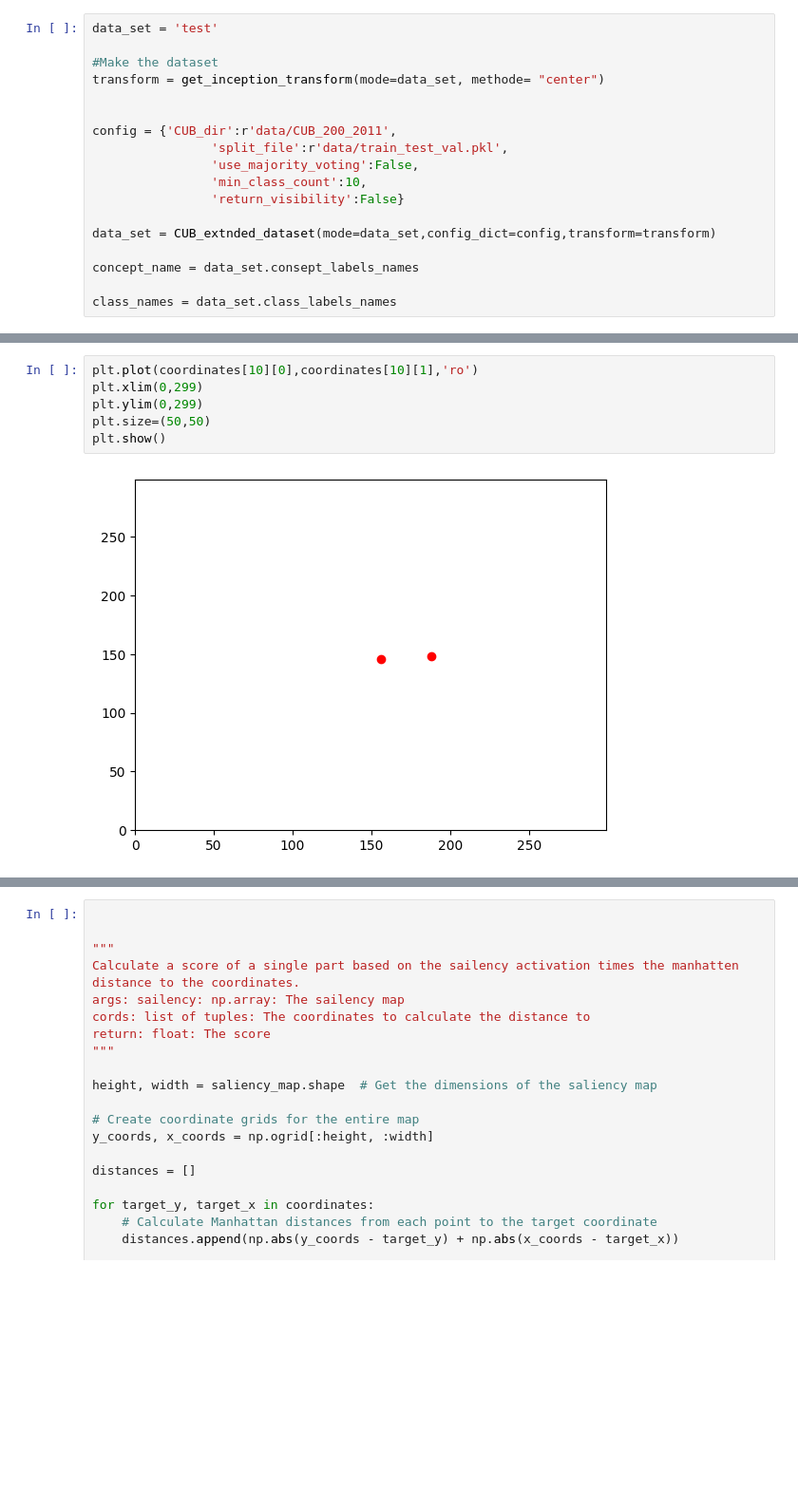
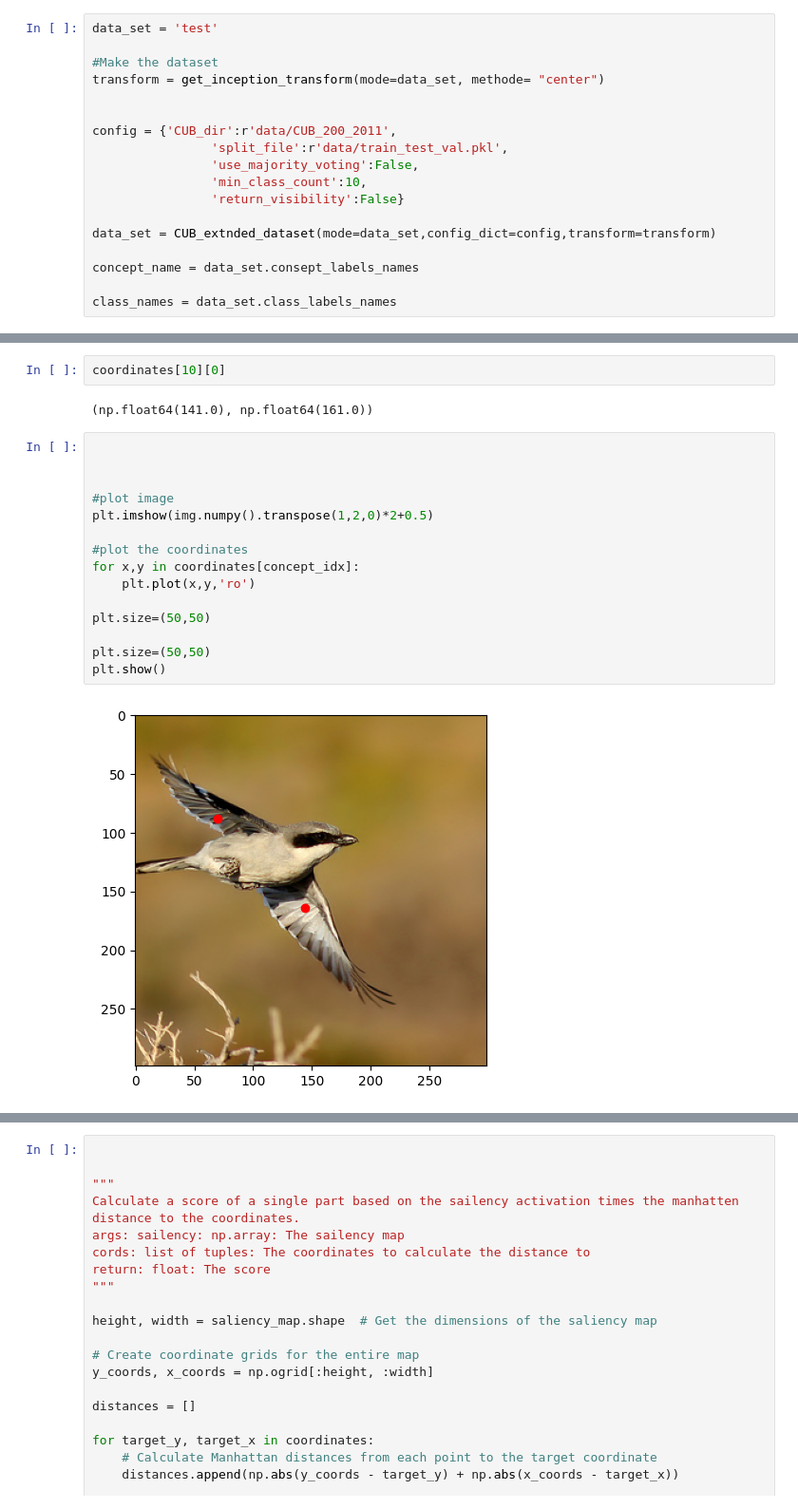
Before and after one commit to AndreasRaaskov/concept_bottleneck, a Jupyter notebook: Salency_score_visulistation.ipynb, the cells around one changed output, grey strips where cells are left out. Shown at 95% size. Cells and saved outputs as stored; diff of their text form; blank space fills up the shorter version.

```diff
--- a/Salency_score_visulistation.ipynb
+++ b/Salency_score_visulistation.ipynb
@@ -88,11 +91,24 @@ for i in range(len(concept_name)):
-# %%
-plt.plot(coordinates[10][0],coordinates[10][1],'ro')
-plt.xlim(0,299)
-plt.ylim(0,299)
-plt.size=(50,50)
-plt.show()
-# %% [output]
-[figure, removed]
+# %%
+coordinates[10][0]
+# %% [output]
+(np.float64(141.0), np.float64(161.0))
+# %%
+
+
+
+#plot image
+plt.imshow(img.numpy().transpose(1,2,0)*2+0.5)
+
+#plot the coordinates
+for x,y in coordinates[concept_idx]:
+    plt.plot(x,y,'ro')
+
+plt.size=(50,50)
+
+plt.size=(50,50)
+plt.show()
+# %% [output]
+[figure, added]
 # %%
 height, width = 299,299 # Get the dimensions of the saliency map
 
```
Also changed, not shown: parts of 9 cells of this notebook, 1 other file.
